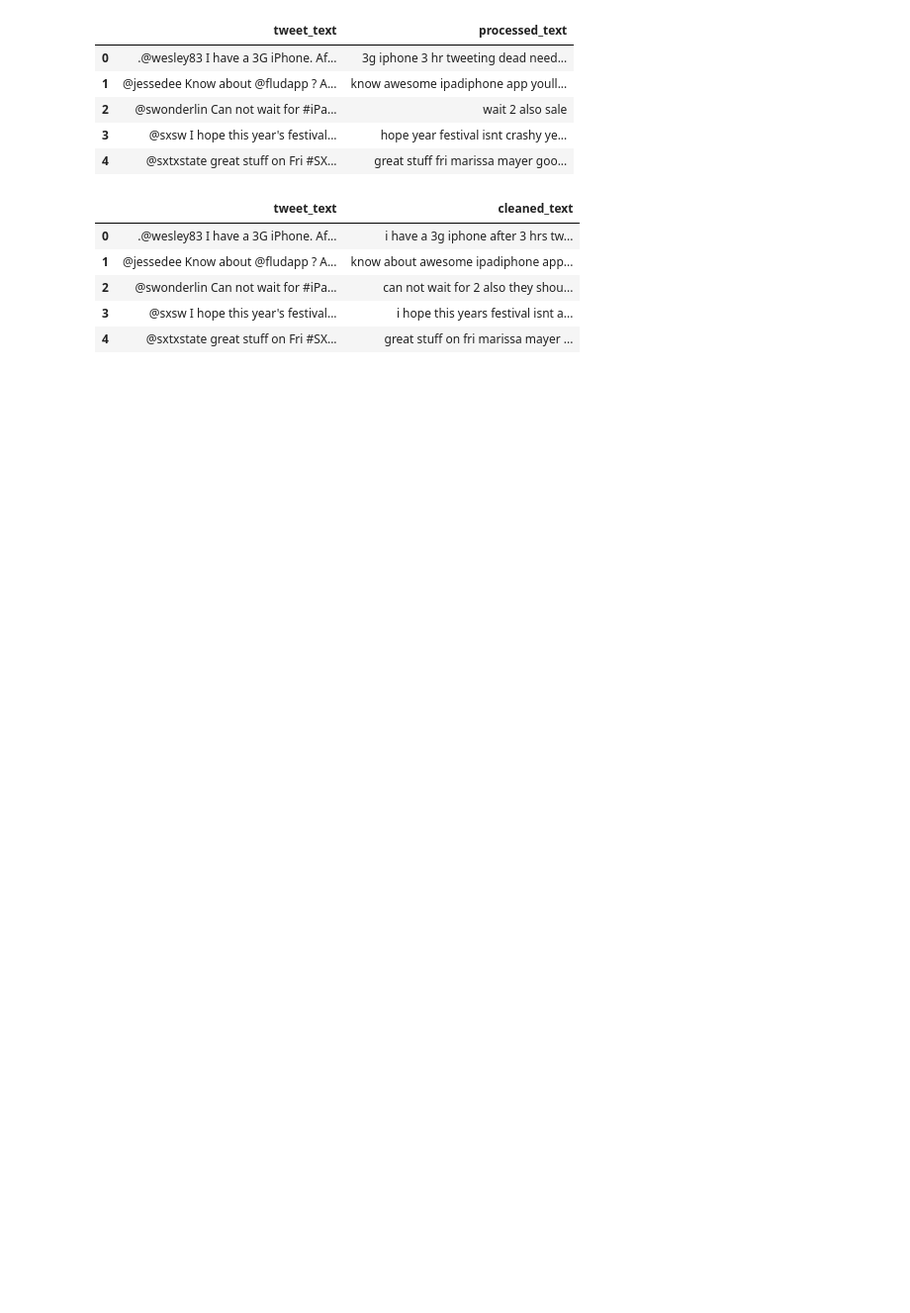
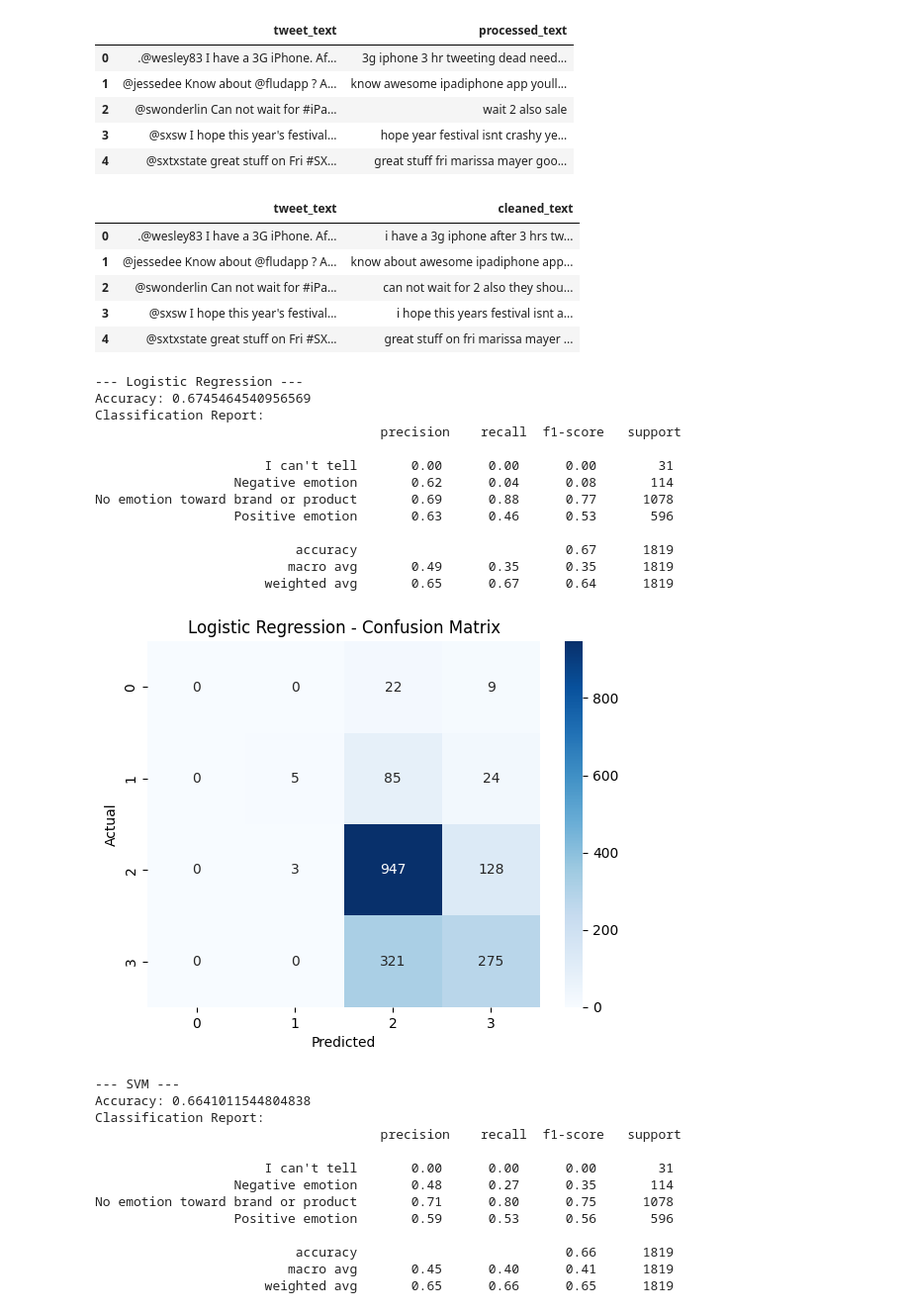
Before and after one commit to FrancisNdirangu/NLPGroupProject, a Jupyter notebook: notebook.ipynb, the cells around one changed output. Shown at 99% size. Drawn from its saved outputs; the diff is of its cells as text; code cells hidden in the pictures; blank space fills up the shorter version.

Commit message:
trained the model

```diff
--- a/notebook.ipynb
+++ b/notebook.ipynb
@@ -71,6 +74,12 @@ class TweetCleaner:
         self.df['processed_text'] = self.df['processed_text'].apply(self.lemmatize_text)
         return self.df
 
+    def vectorize_text(self, max_features=5000):
+        vectorizer = TfidfVectorizer(max_features=max_features)
+        self.tfidf_matrix = vectorizer.fit_transform(self.df['processed_text'])
+        self.tfidf_feature_names = vectorizer.get_feature_names_out()
+        return self.tfidf_matrix
+
 
     def handle_missing_values(self):
         self.df = self.df.dropna(subset=['tweet_text'])
@@ -143,3 +168,7 @@ dtype: int64
+# %%
+# Define features and target
+X = cleaner.df['processed_text']
+y = cleaner.df['is_there_an_emotion_directed_at_a_brand_or_product']
 # %%
 def preprocess_text(text):
     text = re.sub(r'@\w+', '', text)
@@ -194,0 +236,5 @@ cleaner.df[['tweet_text', 'cleaned_text']].head()
+# %%
+
+X_train, X_test, y_train, y_test = train_test_split(
+    X, y, test_size=0.2, stratify=y, random_state=42
+)
@@ -194,0 +251,58 @@ cleaner.df[['tweet_text', 'cleaned_text']].head()
+# %%
+pipelines = {
+    'Logistic Regression': Pipeline([
+        ('tfidf', TfidfVectorizer(max_features=5000)),
+        ('clf', LogisticRegression(max_iter=1000))
+    ]),
+    'SVM': Pipeline([
+        ('tfidf', TfidfVectorizer(max_features=5000)),
+        ('clf', LinearSVC())
+    ]),
+    'Random Forest': Pipeline([
+        ('tfidf', TfidfVectorizer(max_features=5000)),
+        ('clf', RandomForestClassifier())
+    ])
+}
+# %%
+for name, pipeline in pipelines.items():
+    print(f"\n--- {name} ---")
+    pipeline.fit(X_train, y_train)
+    y_pred = pipeline.predict(X_test)
+
+    print("Accuracy:", accuracy_score(y_test, y_pred))
+    print("Classification Report:\n", classification_report(y_test, y_pred))
+
+    cm = confusion_matrix(y_test, y_pred)
+    sns.heatmap(cm, annot=True, fmt='d', cmap='Blues')
+    plt.title(f'{name} - Confusion Matrix')
+    plt.xlabel("Predicted")
+    plt.ylabel("Actual")
+    plt.show()
+# %% [output]
+--- Logistic Regression ---
+Accuracy: 0.6745464540956569
+Classification Report:
+                                     precision    recall  f1-score   support
+
+                      I can't tell       0.00      0.00      0.00        31
+                  Negative emotion       0.62      0.04      0.08       114
+No emotion toward brand or product       0.69      0.88      0.77      1078
+                  Positive emotion       0.63      0.46      0.53       596
+
+                          accuracy                           0.67      1819
+                         macro avg       0.49      0.35      0.35      1819
+                      weighted avg       0.65      0.67      0.64      1819
+[figure, added]
+--- SVM ---
+Accuracy: 0.6641011544804838
+Classification Report:
+                                     precision    recall  f1-score   support
+
+                      I can't tell       0.00      0.00      0.00        31
+                  Negative emotion       0.48      0.27      0.35       114
+No emotion toward brand or product       0.71      0.80      0.75      1078
+                  Positive emotion       0.59      0.53      0.56       596
+
+                          accuracy                           0.66      1819
+                         macro avg       0.45      0.40      0.41      1819
+                      weighted avg       0.65      0.66      0.65      1819
```
Also changed, not shown: parts of 6 cells of this notebook.
